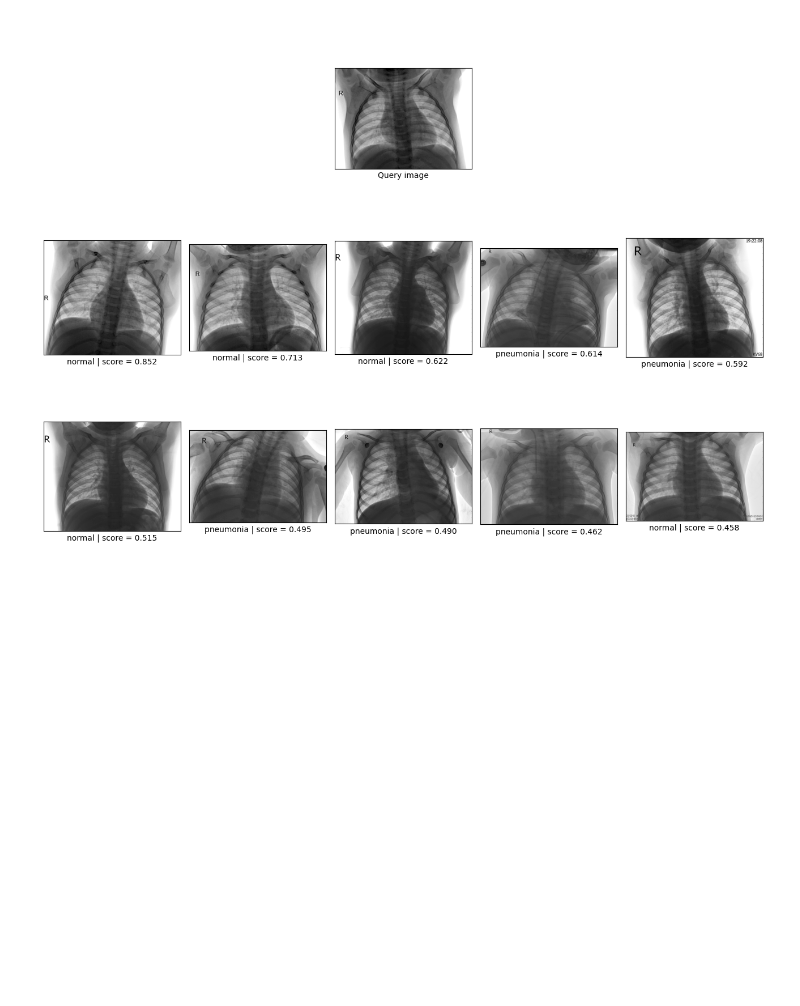
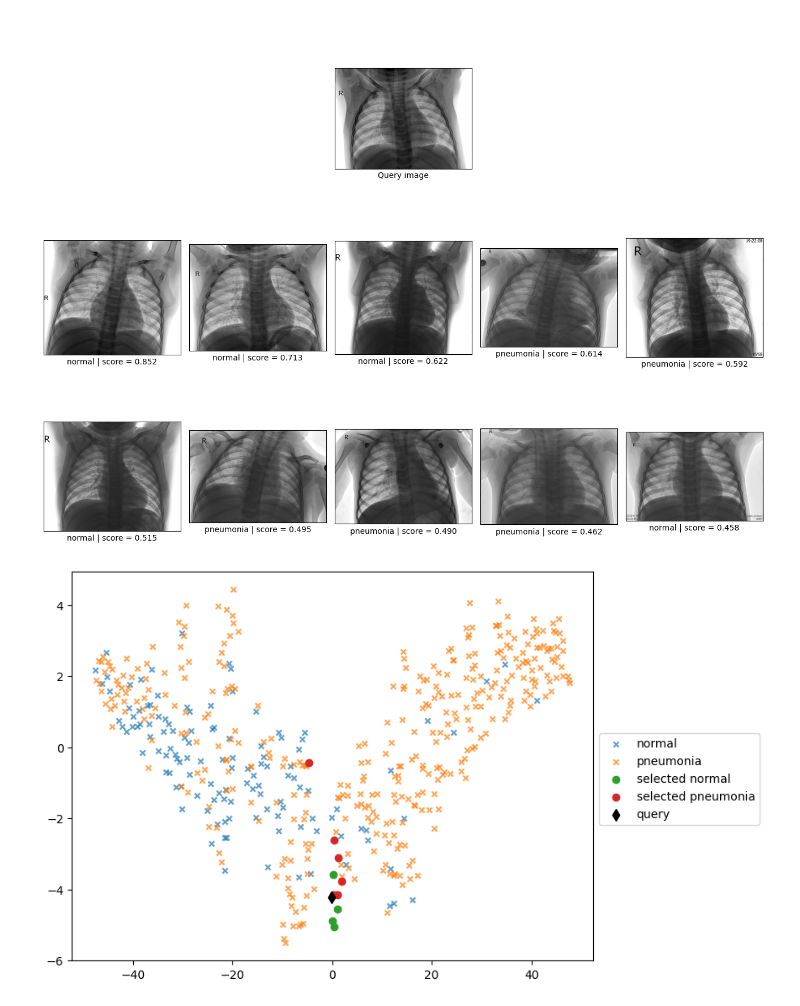
Before and after one commit to wmloh/xrayIR, a Jupyter notebook: query_xray.ipynb, the cells around one changed output. Cells and saved outputs as stored; diff of their text form; code cells hidden in the pictures; blank space fills up the shorter version.

Commit message:
Added embeddings plot in query_xray

```diff
--- a/query_xray.ipynb
+++ b/query_xray.ipynb
@@ -83,6 +83,7 @@ query_vec = query_vec.to(DEVICE)
 image_paths = list()
 similarities = list()
 all_labels = list()
+all_embs = list()
 
 with torch.no_grad():
     for img, label, path in tqdm(dl, total=len(dl)):
@@ -93,6 +94,7 @@ with torch.no_grad():
         image_paths.extend(path)
         similarities.extend(sim.cpu().tolist())
         all_labels.extend(label.tolist())
+        all_embs.extend(key_vec.cpu().tolist())
 
 image_paths = np.array(image_paths)
 similarities = np.array(similarities)
@@ -103,6 +105,7 @@ top_K_idx = np.argsort(similarities)[::-1][:K_RESULTS]
 result_img_paths = image_paths[top_K_idx]
 result_sim = similarities[top_K_idx]
 result_label = all_labels[top_K_idx]
+all_embs = np.array(all_embs)
 
 embmodel.cpu()
 query_vec = query_vec.cpu()
@@ -143,3 +146,22 @@ for i, (fp, sim, label) in enumerate(zip(result_img_paths, result_sim, result_la
 plt.tight_layout()
 # %% [output]
 [figure]
+# %%
+emb_red = TSNE(perplexity=35).fit_transform(np.concatenate([all_embs, query_vec]))
+emb_query = emb_red[[-1]]
+emb_red = emb_red[:-1]
+
+plt.figure(figsize=(8, 6))
+
+emb_red_distant = np.delete(emb_red, top_K_idx, axis=0)
+labels_distant = np.delete(all_labels, top_K_idx)
+
+plt.scatter(*emb_red_distant[labels_distant == 0].T, marker="x", s=20, alpha=0.7, label="normal")
+plt.scatter(*emb_red_distant[labels_distant == 1].T, marker="x", s=20, alpha=0.7, label="pneumonia")
+plt.scatter(*emb_red[top_K_idx][labels_distant[top_K_idx] == 0].T, c="tab:green", label="selected normal")
+plt.scatter(*emb_red[top_K_idx][labels_distant[top_K_idx] == 1].T, c="tab:red", label="selected pneumonia")
+plt.scatter(*emb_query.T, marker="d", c="k", s=50, label="query")
+
+plt.legend(bbox_to_anchor=(1, 0.6));
+# %% [output]
+[figure, added]
```
